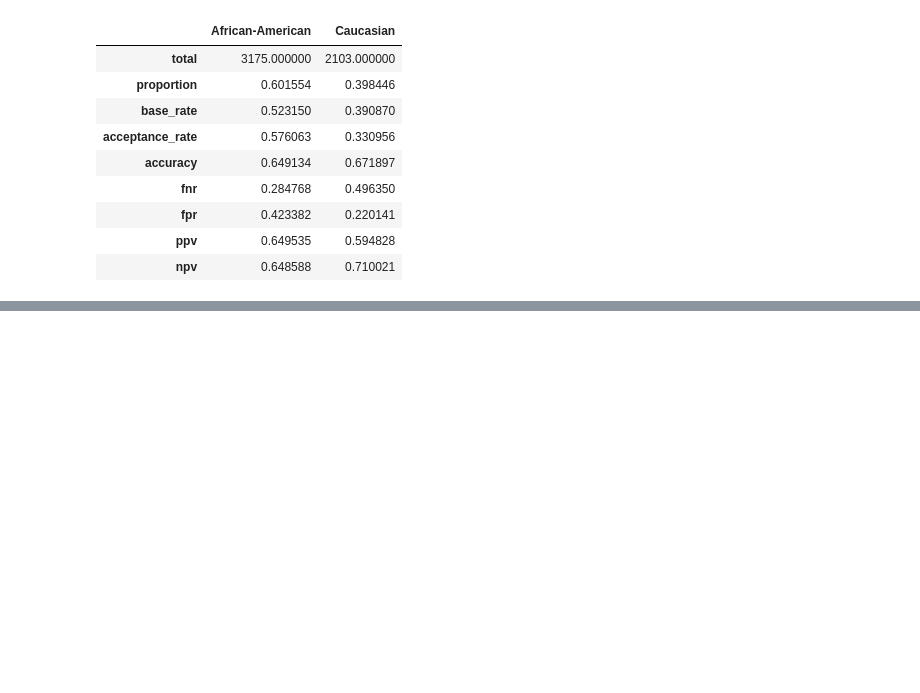
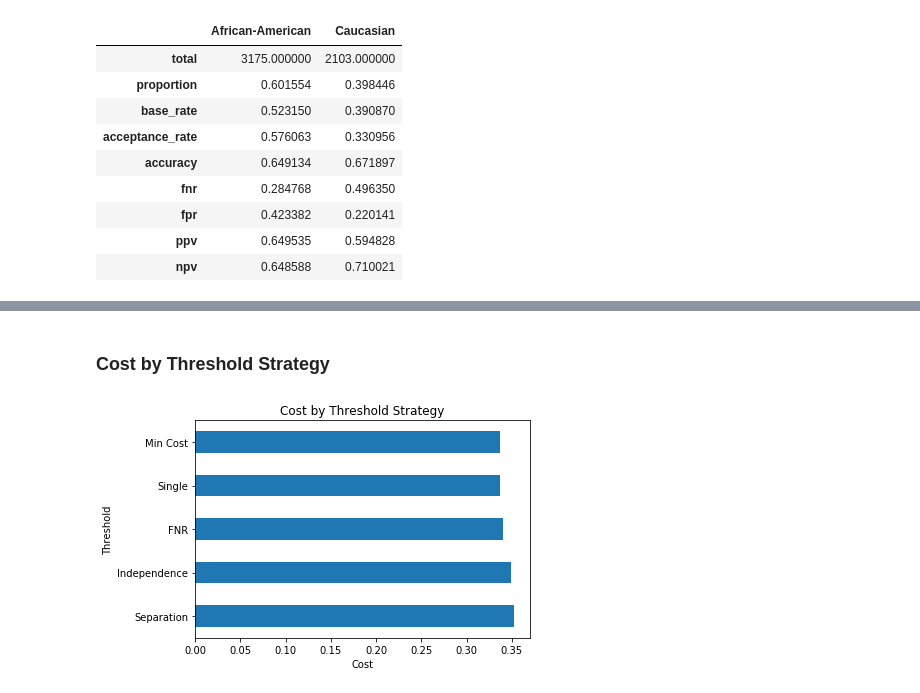
Before and after one commit to ResponsiblyAI/responsibly, a Jupyter notebook: docs/notebooks/demo-compas-analysis.ipynb, the cells around one changed output, grey strips where cells are left out. Saved outputs shown, nothing was run; the diff lists cells and outputs as text; code cells hidden in the pictures; blank space fills up the shorter version.

```diff
--- a/docs/notebooks/demo-compas-analysis.ipynb
+++ b/docs/notebooks/demo-compas-analysis.ipynb
@@ -278,0 +326,6 @@ report_binary(df_race_focused['two_year_recid'],
+# %% [markdown]
+### Cost by Threshold Strategy
+# %%
+plot_costs(thresholds_data);
+# %% [output]
+[figure, added]
```
Also changed, not shown: parts of 13 cells of this notebook, 1 other file.
